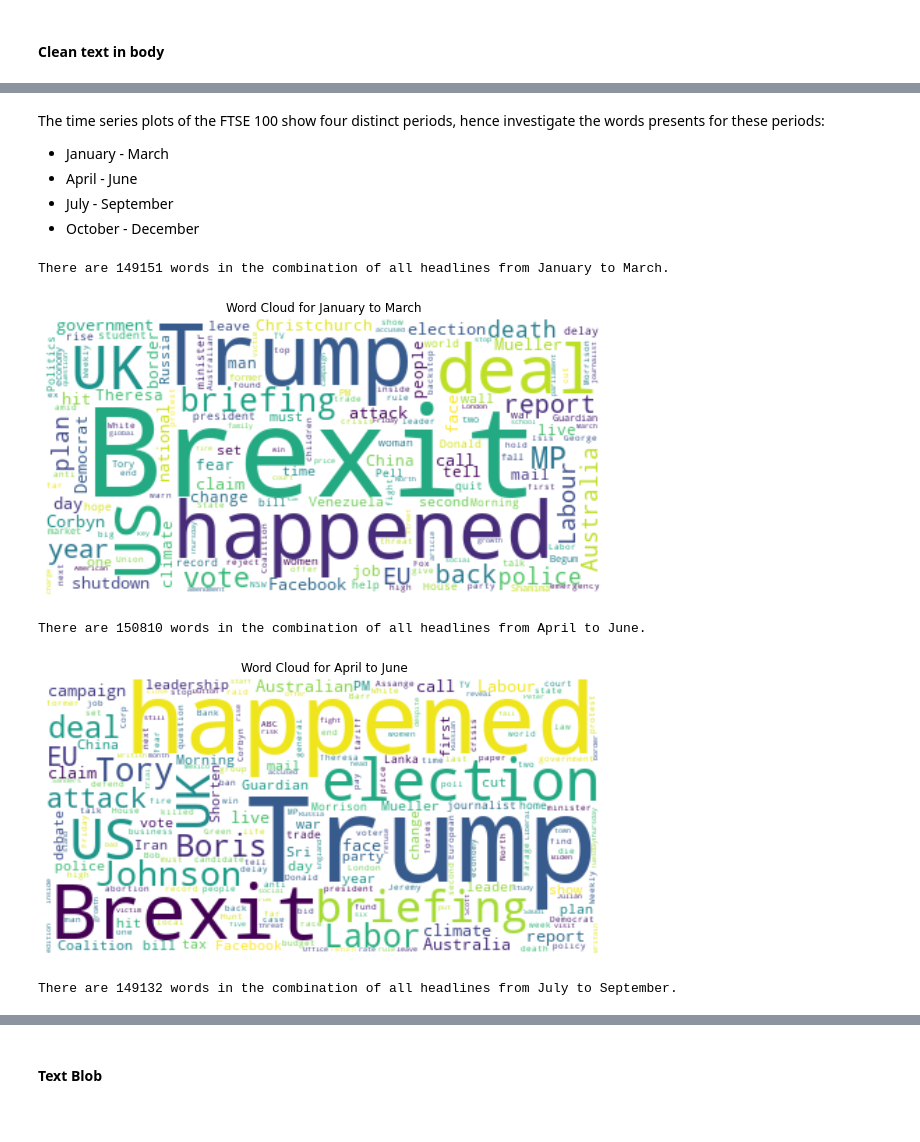
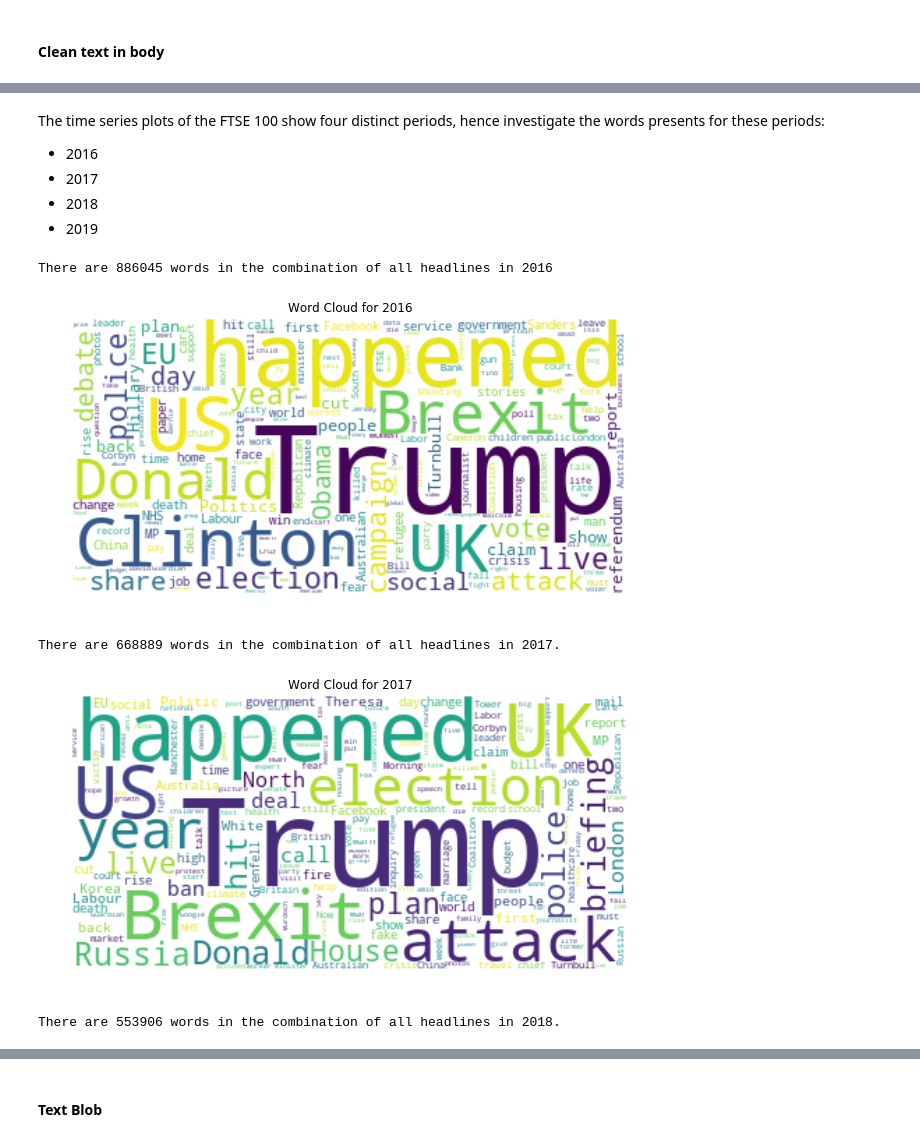
Before and after one commit to shivam-25/BLKHACK_IMPACT_OF_ESG_NEWS_ON_STOCKS, a Jupyter notebook: BLKHACK.ipynb, the cells around one changed output, grey strips where cells are left out. Saved outputs shown, nothing was run; the diff lists cells and outputs as text; code cells hidden in the pictures.

```diff
--- a/BLKHACK.ipynb
+++ b/BLKHACK.ipynb
@@ -1243,6 +1242,6 @@ plt.show()
 # %% [markdown]
 The time series plots of the FTSE 100 show four distinct periods, hence investigate the words presents for these periods:
-- January - March
-- April - June
-- July - September
-- October - December
+- 2016
+- 2017
+- 2018
+- 2019
@@ -1254,39 +1248,44 @@ newsOct = newsarticlesdf4.loc[(newsarticlesdf4['month']>= 10) &(newsarticlesdf4[
+# %%
+news2016 = newsarticlesdf4.loc[(newsarticlesdf4['year']>= 2016) &(newsarticlesdf4['year']< 2017)]
+news2017 = newsarticlesdf4.loc[(newsarticlesdf4['year']>= 2017) &(newsarticlesdf4['year']< 2018)]
+news2018 = newsarticlesdf4.loc[(newsarticlesdf4['year']>= 2018) &(newsarticlesdf4['year']< 2019)]
+news2019 = newsarticlesdf4.loc[(newsarticlesdf4['year']>= 2019) &(newsarticlesdf4['year']< 2020)]
 # %%
 #Create word cloud
-textJan = " ".join(headlines for headlines in newsJan.headline)
-print ("There are {} words in the combination of all headlines from January to March.".format(len(textJan)))
+text2016 = " ".join(headlines for headlines in news2016.headline)
+print ("There are {} words in the combination of all headlines in 2016".format(len(text2016)))
 # %% [output]
-There are 149151 words in the combination of all headlines from January to March.
+There are 886045 words in the combination of all headlines in 2016
 # %%
-wordcloudJan = WordCloud(stopwords=stopwords, background_color="white", collocations = False).generate(textJan)
+wordcloud2016 = WordCloud(stopwords=stopwords, background_color="white", collocations = False).generate(text2016)
 
 plt.figure(figsize = (10,10))
-plt.imshow(wordcloudJan, interpolation='bilinear')
+plt.imshow(wordcloud2016, interpolation='bilinear')
 plt.axis("off")
-plt.title('Word Cloud for January to March')
+plt.title('Word Cloud for 2016')
 plt.show()
 # %% [output]
-[figure, old version]
+[figure, new version]
 # %%
 #Create word cloud
-textApr = " ".join(headlines for headlines in newsApr.headline)
-print ("There are {} words in the combination of all headlines from April to June.".format(len(textApr)))
+text2017 = " ".join(headlines for headlines in news2017.headline)
+print ("There are {} words in the combination of all headlines in 2017.".format(len(text2017)))
 # %% [output]
-There are 150810 words in the combination of all headlines from April to June.
+There are 668889 words in the combination of all headlines in 2017.
 # %%
-wordcloudApr = WordCloud(stopwords=stopwords, background_color="white", collocations = False).generate(textApr)
+wordcloud2017 = WordCloud(stopwords=stopwords, background_color="white", collocations = False).generate(text2017)
 
 plt.figure(figsize = (10,10))
-plt.imshow(wordcloudApr, interpolation='bilinear')
+plt.imshow(wordcloud2017, interpolation='bilinear')
 plt.axis("off")
-plt.title('Word Cloud for April to June')
+plt.title('Word Cloud for 2017')
 plt.show()
 # %% [output]
-[figure, old version]
+[figure, new version]
 # %%
 #Create word cloud
-textJul = " ".join(headlines for headlines in newsJul.headline)
-print ("There are {} words in the combination of all headlines from July to September.".format(len(textJul)))
+text2018 = " ".join(headlines for headlines in news2018.headline)
+print ("There are {} words in the combination of all headlines in 2018.".format(len(text2018)))
 # %% [output]
-There are 149132 words in the combination of all headlines from July to September.
+There are 553906 words in the combination of all headlines in 2018.
 # %%
```
Also changed, not shown: parts of 165 cells of this notebook, 3 other files.
